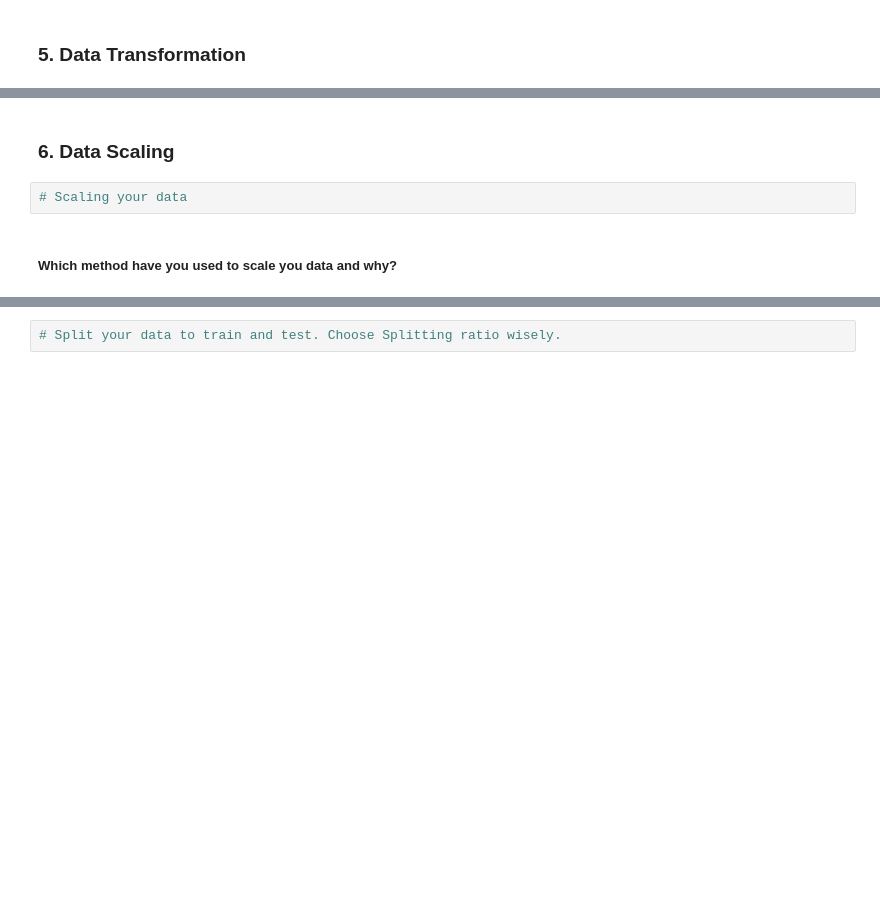
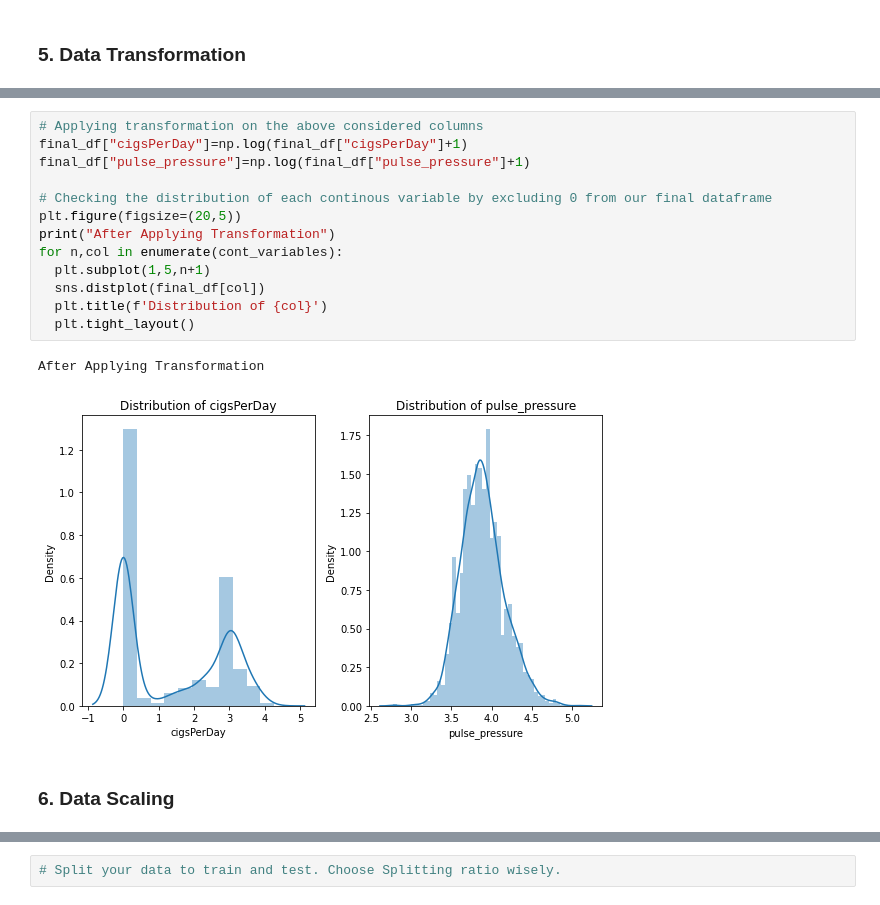
Before and after one commit to ashisaxena710/Cardiovascular-Risk-Prediction, a Jupyter notebook: IndividualColabAshi_CardiovascularRiskPrediction.ipynb, the cells around one changed output, grey strips where cells are left out. Drawn from its saved outputs; the diff is of its cells as text; blank space fills up the shorter version.

```diff
--- a/IndividualColabAshi_CardiovascularRiskPrediction.ipynb
+++ b/IndividualColabAshi_CardiovascularRiskPrediction.ipynb
@@ -737,6 +851,18 @@ detect_outliers(df,Continuous_columns)
+# %%
+# Applying transformation on the above considered columns
+final_df["cigsPerDay"]=np.log(final_df["cigsPerDay"]+1)
+final_df["pulse_pressure"]=np.log(final_df["pulse_pressure"]+1)
+
+# Checking the distribution of each continous variable by excluding 0 from our final dataframe
+plt.figure(figsize=(20,5))
+print("After Applying Transformation")
+for n,col in enumerate(cont_variables):
+  plt.subplot(1,5,n+1)
+  sns.distplot(final_df[col])
+  plt.title(f'Distribution of {col}')
+  plt.tight_layout()
+# %% [output]
+After Applying Transformation
+[figure, added]
 # %% [markdown]
 ### 6. Data Scaling
-# %%
-# Scaling your data
-# %% [markdown]
-##### Which method have you used to scale you data and why?
```
Also changed, not shown: parts of 33 cells of this notebook.
